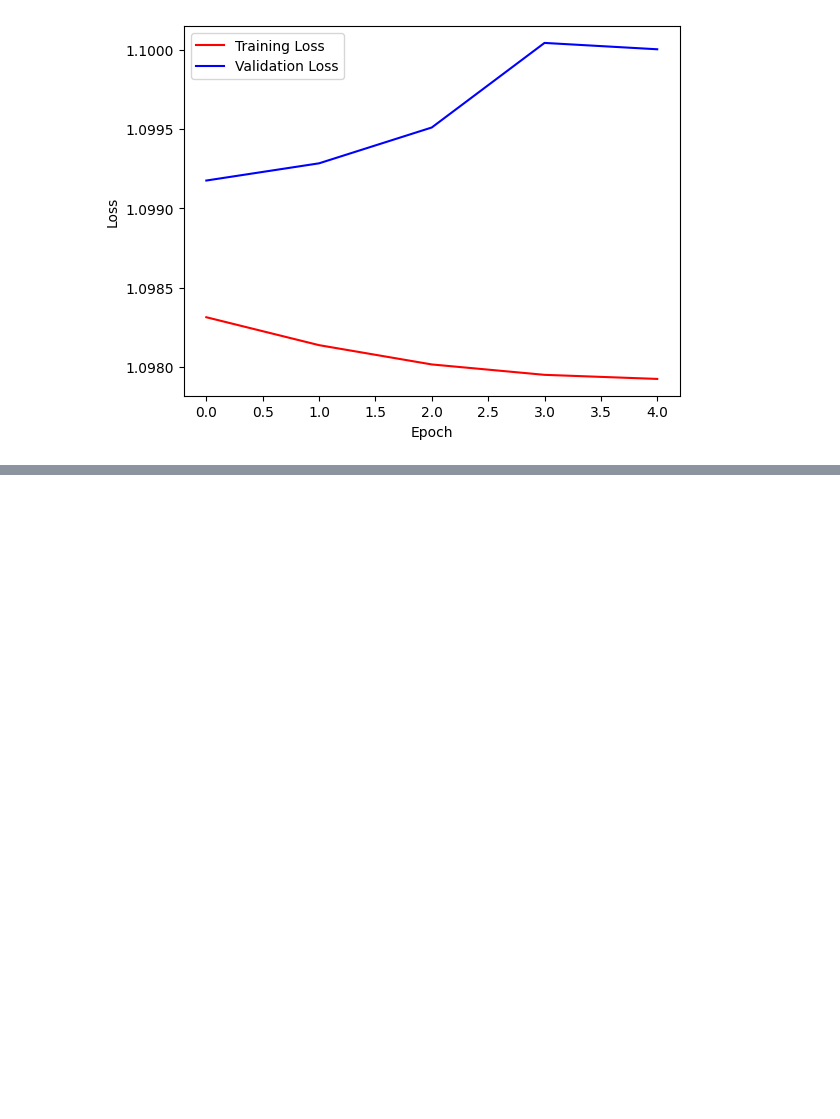
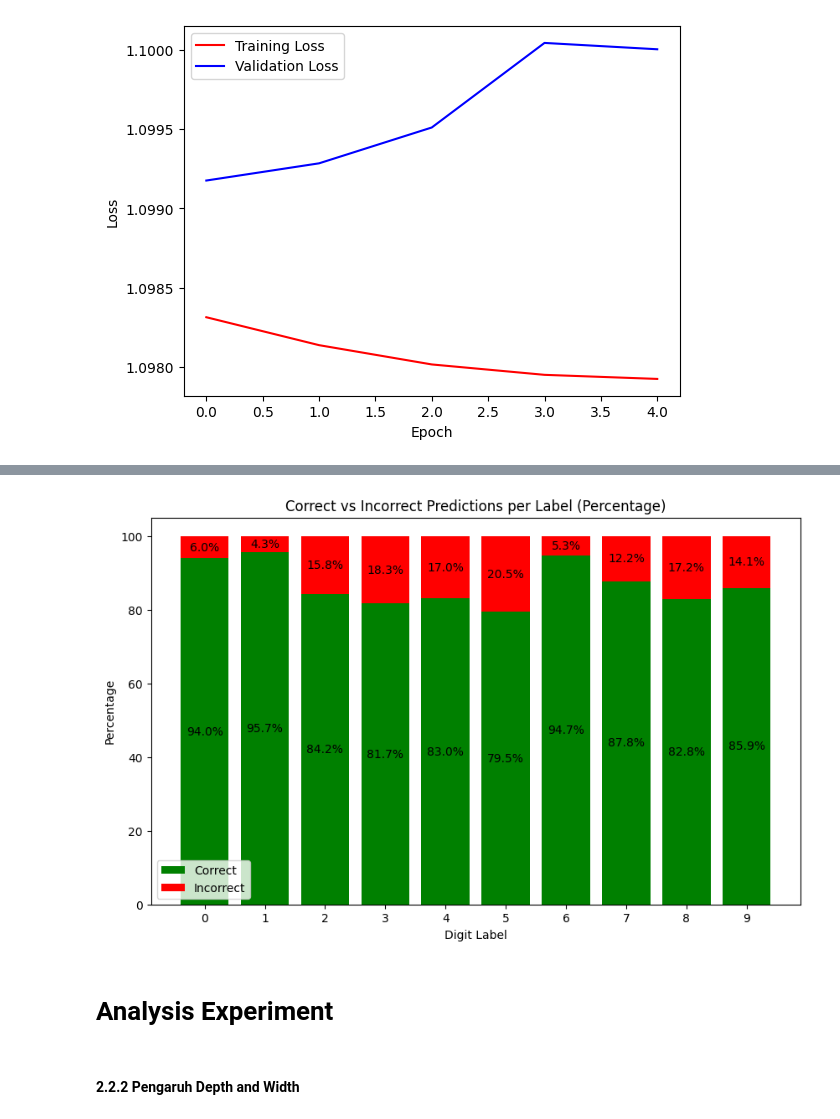
Before and after one commit to miannetopokki/IF3270_Tubes1_MachineLearning, a Jupyter notebook: src/numdiff/main.ipynb, the cells around one changed output, grey strips where cells are left out. Cells and saved outputs as stored; diff of their text form; code cells hidden in the pictures; blank space fills up the shorter version.

```diff
--- a/src/numdiff/main.ipynb
+++ b/src/numdiff/main.ipynb
@@ -209,0 +208,47 @@ ExecutableNotFound: failed to execute WindowsPath('dot'), make sure the Graphviz
+# %%
+y_pred = mlp.predict(X_test)
+
+if len(y_pred.shape) > 1:
+    y_pred_labels = np.argmax(y_pred, axis=1)
+else:
+    y_pred_labels = y_pred
+
+y_true_labels = np.argmax(y_test, axis=1)
+
+labels = np.arange(10)
+correct_values = np.zeros(10, dtype=int)
+incorrect_values = np.zeros(10, dtype=int)
+total_values = np.zeros(10, dtype=int)
+
+for true, pred in zip(y_true_labels, y_pred_labels):
+    total_values[true] += 1
+    if true == pred:
+        correct_values[true] += 1
+    else:
+        incorrect_values[true] += 1
+
+correct_percent = (correct_values / total_values) * 100
+incorrect_percent = (incorrect_values / total_values) * 100
+
+fig, ax = plt.subplots(figsize=(10, 6))
+bars1 = ax.bar(labels, correct_percent, color='green', label='Correct')
+bars2 = ax.bar(labels, incorrect_percent, bottom=correct_percent, color='red', label='Incorrect')
+
+for bar1, bar2, c_pct, i_pct in zip(bars1, bars2, correct_percent, incorrect_percent):
+    ax.text(bar1.get_x() + bar1.get_width() / 2, bar1.get_height() / 2, f'{c_pct:.1f}%', ha='center', va='center', fontsize=10, color='black')
+    ax.text(bar2.get_x() + bar2.get_width() / 2, bar1.get_height() + bar2.get_height() / 2, f'{i_pct:.1f}%', ha='center', va='center', fontsize=10, color='black')
+
+ax.set_xticks(labels)
+ax.set_xticklabels(labels)
+ax.set_xlabel("Digit Label")
+ax.set_ylabel("Percentage")
+ax.set_title("Correct vs Incorrect Predictions per Label (Percentage)")
+ax.legend()
+
+plt.show()
+# %% [output]
+[figure, added]
+# %% [markdown]
+# Analysis Experiment
+# %% [markdown]
+#### 2.2.2 Pengaruh Depth and Width
```
Also changed, not shown: parts of 20 cells of this notebook, 1 other file.
